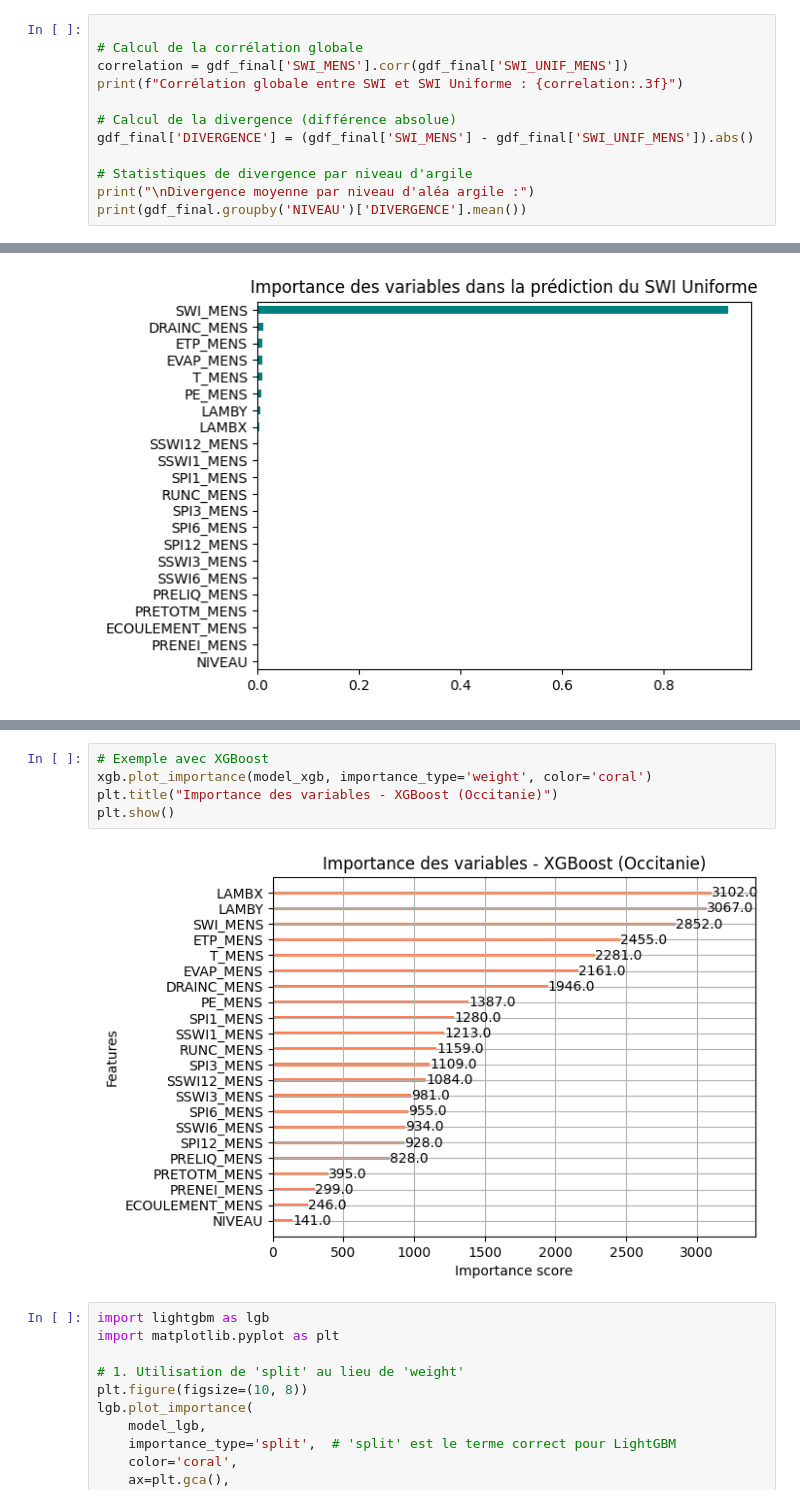
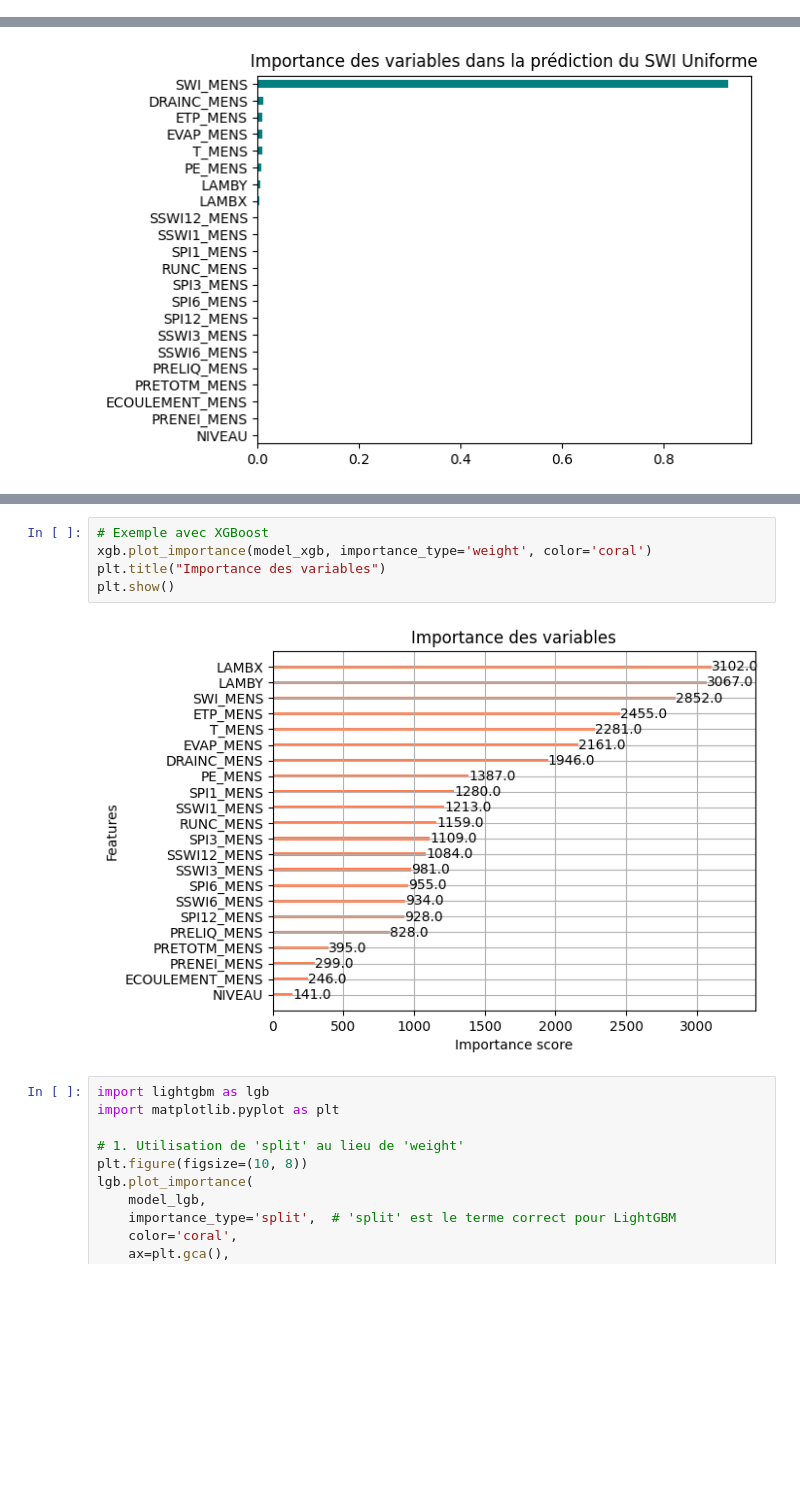
Before and after one commit to Alex-KOUTONSOU/Machine-Learning-for-Climate-Risk, a Jupyter notebook: Part_1.ipynb, the cells around one changed output, grey strips where cells are left out. Saved outputs shown, nothing was run; the diff lists cells and outputs as text; blank space fills up the shorter version.

```diff
--- a/Part_1.ipynb
+++ b/Part_1.ipynb
@@ -811,15 +1000,3 @@ print(stats_reg.sort_values(by='NIVEAU', ascending=False))
 12                      94  1.062500
 # %% [markdown]
 2-4 Corrélation entre les deux indice et Différences spatiales expliquées par la teneur en argile
-# %%
-
-# Calcul de la corrélation globale
-correlation = gdf_final['SWI_MENS'].corr(gdf_final['SWI_UNIF_MENS'])
-print(f"Corrélation globale entre SWI et SWI Uniforme : {correlation:.3f}")
-
-# Calcul de la divergence (différence absolue)
-gdf_final['DIVERGENCE'] = (gdf_final['SWI_MENS'] - gdf_final['SWI_UNIF_MENS']).abs()
-
-# Statistiques de divergence par niveau d'argile
-print("\nDivergence moyenne par niveau d'aléa argile :")
-print(gdf_final.groupby('NIVEAU')['DIVERGENCE'].mean())
@@ -1101,10 +1264,10 @@ LightGBM - R²: 0.9869 | MSE: 0.00146
 # %%
 # Exemple avec XGBoost
 xgb.plot_importance(model_xgb, importance_type='weight', color='coral')
-plt.title("Importance des variables - XGBoost (Occitanie)")
+plt.title("Importance des variables")
 plt.show()
 # %% [output]
-[figure, old version]
+[figure, new version]
 # %%
 import lightgbm as lgb
 import matplotlib.pyplot as plt
```
Also changed, not shown: parts of 67 cells of this notebook, 3 other files.
